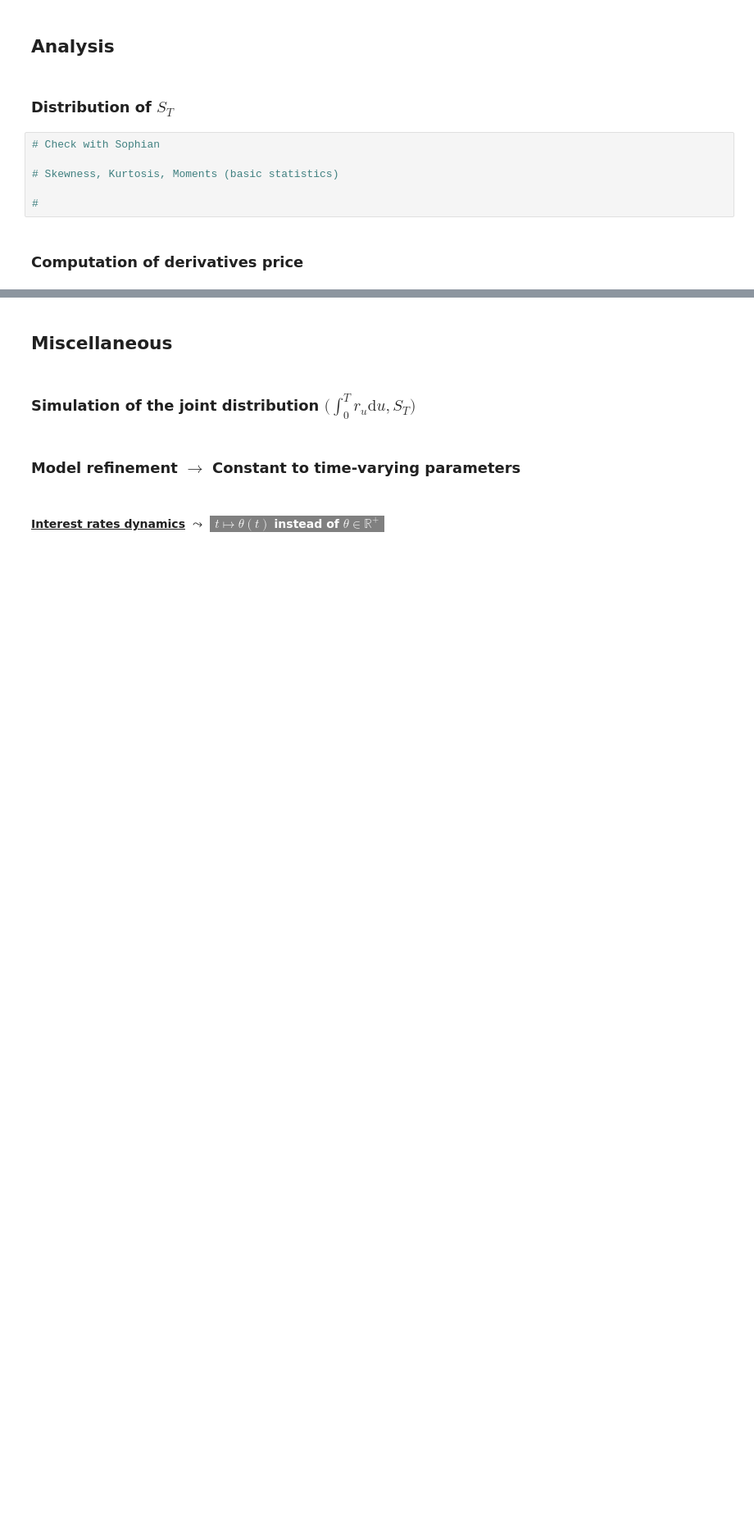
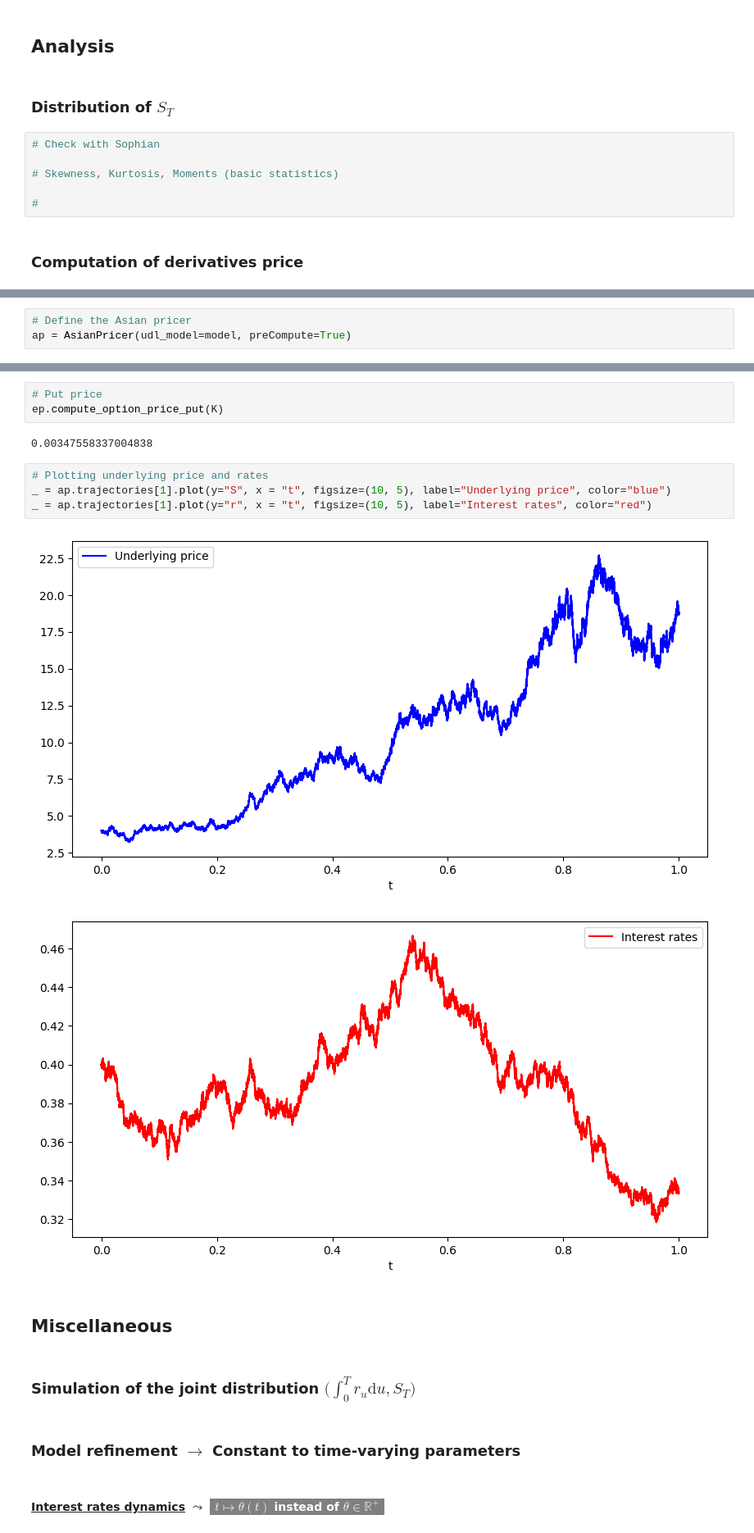
Before and after one commit to lcsrodriguez/CuttingEdge-Milliman, a Jupyter notebook: main.ipynb, the cells around one changed output, grey strips where cells are left out. Shown at 82% size. Saved outputs shown, nothing was run; the diff lists cells and outputs as text; blank space fills up the shorter version.

```diff
--- a/main.ipynb
+++ b/main.ipynb
@@ -417,0 +382,3 @@ CALL_PRICE
+# %%
+# Define the Asian pricer
+ap = AsianPricer(udl_model=model, preCompute=True)
@@ -418,3 +422,15 @@ CALL_PRICE
+# %%
+# Put price
+ep.compute_option_price_put(K)
+# %% [output]
+0.00347558337004838
+# %%
+# Plotting underlying price and rates
+_ = ap.trajectories[1].plot(y="S", x = "t", figsize=(10, 5), label="Underlying price", color="blue")
+_ = ap.trajectories[1].plot(y="r", x = "t", figsize=(10, 5), label="Interest rates", color="red")
+# %% [output]
+[figure, added]
+[figure, added]
 # %% [markdown]
 ## Miscellaneous
 # %% [markdown]
```
Also changed, not shown: parts of 33 cells of this notebook, 1 other file.
